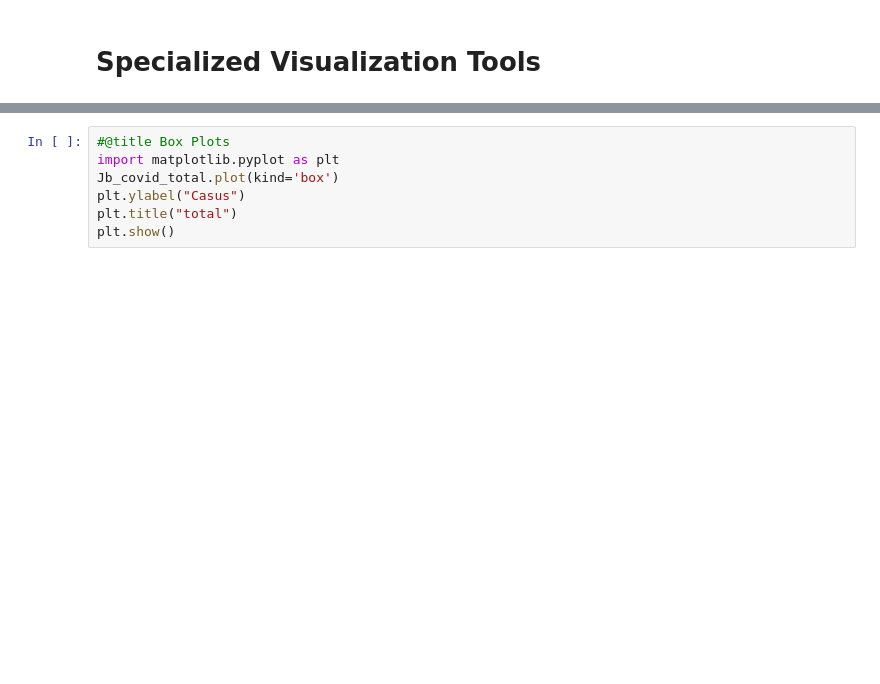
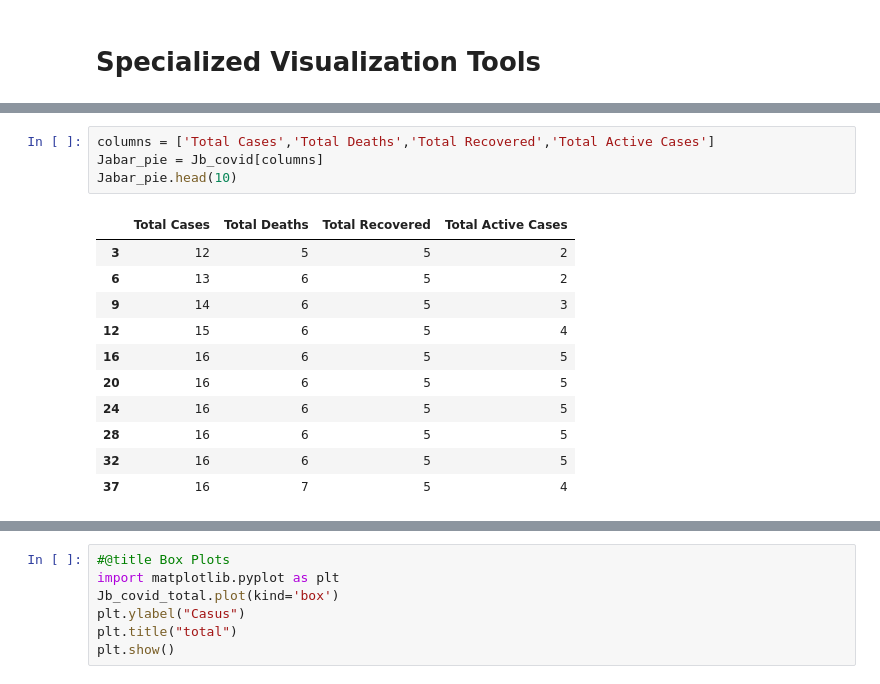
Before and after one commit to Andhi1710/python, a Jupyter notebook: (Andhi_Hamzah)_Covid_19_Indonesia_Dataset.ipynb, the cells around one changed output, grey strips where cells are left out. Saved outputs shown, nothing was run; the diff lists cells and outputs as text; blank space fills up the shorter version.

```diff
--- a/(Andhi_Hamzah)_Covid_19_Indonesia_Dataset.ipynb
+++ b/(Andhi_Hamzah)_Covid_19_Indonesia_Dataset.ipynb
@@ -684,0 +694,16 @@ dtype: int64
+# %%
+columns = ['Total Cases','Total Deaths','Total Recovered','Total Active Cases']
+Jabar_pie = Jb_covid[columns]
+Jabar_pie.head(10)
+# %% [output]
+|  | Total Cases | Total Deaths | Total Recovered | Total Active Cases |
+| 3 | 12 | 5 | 5 | 2 |
+| 6 | 13 | 6 | 5 | 2 |
+| 9 | 14 | 6 | 5 | 3 |
+| 12 | 15 | 6 | 5 | 4 |
+| 16 | 16 | 6 | 5 | 5 |
+| 20 | 16 | 6 | 5 | 5 |
+| 24 | 16 | 6 | 5 | 5 |
+| 28 | 16 | 6 | 5 | 5 |
+| 32 | 16 | 6 | 5 | 5 |
+| 37 | 16 | 7 | 5 | 4 |
```
Also changed, not shown: parts of 2 cells of this notebook.
